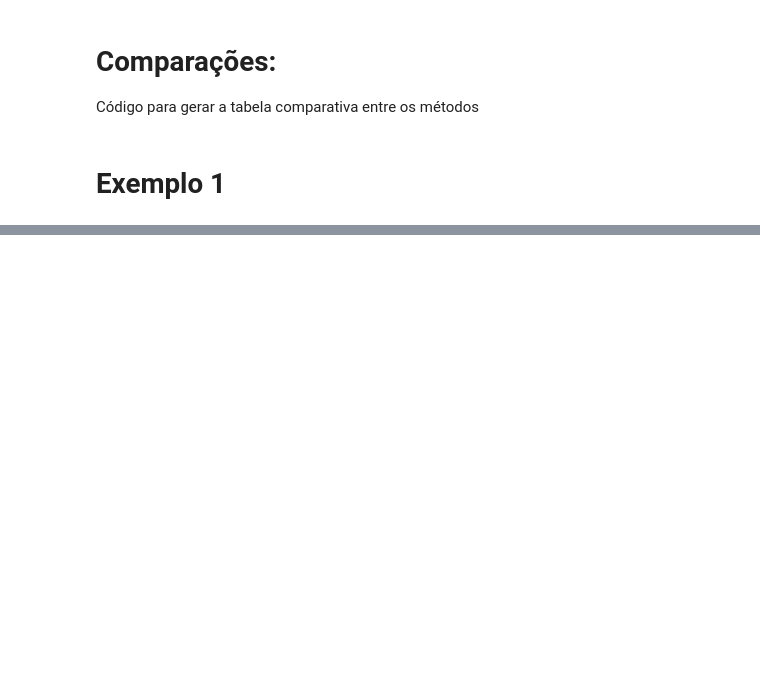
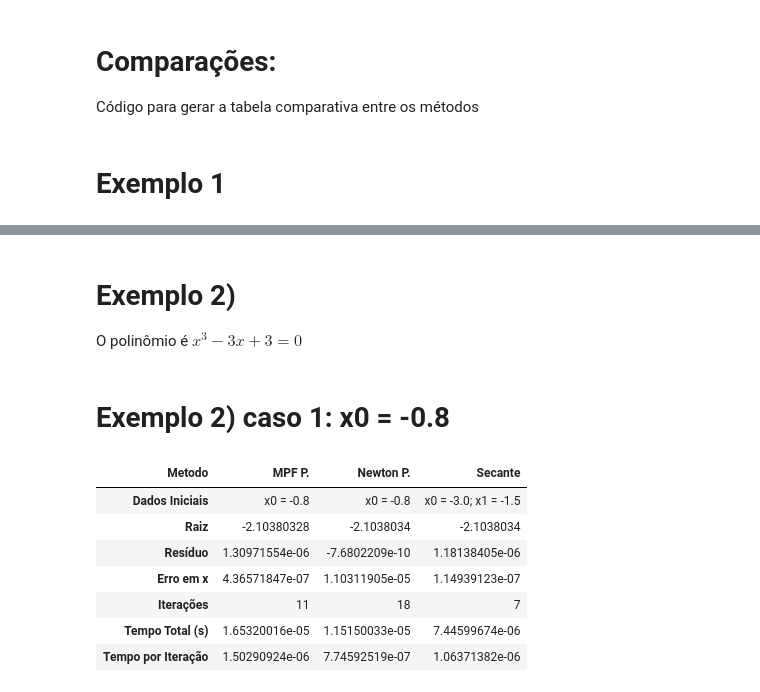
Before and after one commit to Itallo0708/Computational-Mathematics, a Jupyter notebook: notebooks/Atividade_2_1_Zero_reais_de_funções_reais.ipynb, the cells around one changed output, grey strips where cells are left out. Drawn from its saved outputs; the diff is of its cells as text; code cells hidden in the pictures; blank space fills up the shorter version.

```diff
--- a/notebooks/Atividade_2_1_Zero_reais_de_funções_reais.ipynb
+++ b/notebooks/Atividade_2_1_Zero_reais_de_funções_reais.ipynb
@@ -857,0 +926,35 @@ comparar_metodos_polinomios(coeficientes, x0_newton, epsilon, itmax)
+# %% [markdown]
+# Exemplo 2)
+O polinômio é $x^3 - 3x + 3 = 0$
+# %% [markdown]
+# Exemplo 2) caso 1: x0 = -0.8
+# %%
+# dados iniciais
+coeficientes = [1, 0, -3, 3]
+x0_newton = -0.8
+x0_mpf = -0.8
+x0_secante = -3.0
+x1_secante = -1.5
+epsilon = 10 ** -6
+itmax = 100
+
+def phi_polinomio(x):
+    # Isolando x^3 na equação x^3 - 3x + 3 = 0 => x = (3x - 3)^(1/3)
+    termo_na_radiciacao = 3*x - 3
+
+    # Tratamento especial para raiz cúbica de número negativo
+    if termo_na_radiciacao < 0:
+        return -((-termo_na_radiciacao) ** (1/3))
+
+    return termo_na_radiciacao ** (1/3)
+
+comparar_metodos_polinomios(coeficientes, phi_polinomio, x0_newton, x0_mpf, x0_secante, x1_secante, epsilon, itmax)
+# %% [output]
+| Metodo | MPF P. | Newton P. | Secante |
+| Dados Iniciais | x0 = -0.8 | x0 = -0.8 | x0 = -3.0; x1 = -1.5 |
+| Raiz | -2.10380328 | -2.1038034 | -2.1038034 |
+| Resíduo | 1.30971554e-06 | -7.6802209e-10 | 1.18138405e-06 |
+| Erro em x | 4.36571847e-07 | 1.10311905e-05 | 1.14939123e-07 |
+| Iterações | 11 | 18 | 7 |
+| Tempo Total (s) | 1.65320016e-05 | 1.15150033e-05 | 7.44599674e-06 |
+| Tempo por Iteração | 1.50290924e-06 | 7.74592519e-07 | 1.06371382e-06 |
```
Also changed, not shown: parts of 16 cells of this notebook.
